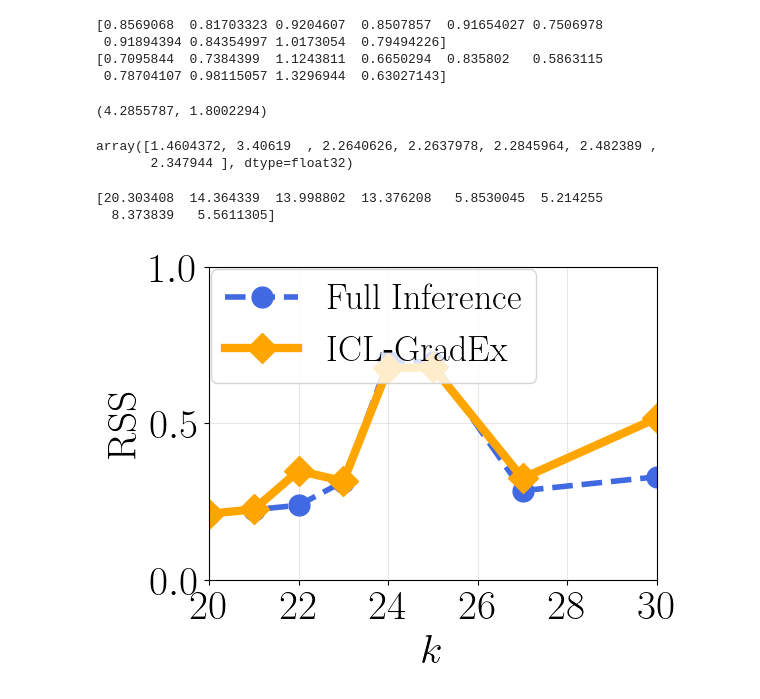
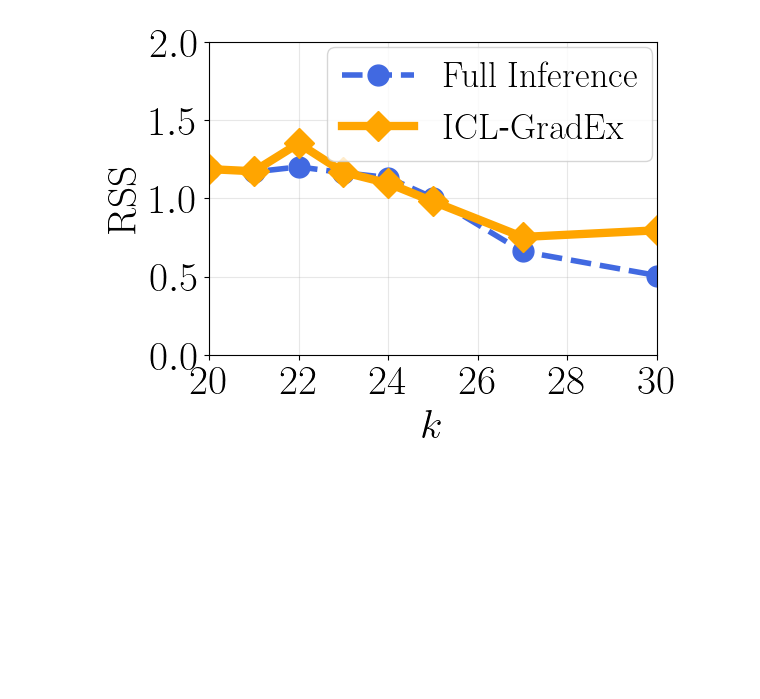
Before and after one commit to VirtuosoResearch/ICL-GradSel, a Jupyter notebook: in-context-learning/src/notebook/plot_noisy_lr.ipynb, the cells around one changed output. Saved outputs shown, nothing was run; the diff lists cells and outputs as text; code cells hidden in the pictures; blank space fills up the shorter version.

```diff
--- a/in-context-learning/src/notebook/plot_noisy_lr.ipynb
+++ b/in-context-learning/src/notebook/plot_noisy_lr.ipynb
@@ -8,37 +8,6 @@ from matplotlib import rc
 rc('font', **{'family':'sans-serif','sans-serif':['Helvetica']})
 mpl.rcParams['savefig.dpi'] = 1200
 mpl.rcParams['text.usetex'] = True  # not really needed
-
-loaded = np.load("../results/noisy_LR.npz")
-
-x = loaded["x"]
-loss_full_label_list = loaded["loss_full_label_list"]
-loss_random_list = loaded["loss_random_list"]
-loss_fs_inference_list = loaded["loss_fs_inference_list"]
-loss_fs_estimate_list = loaded["loss_fs_estimate_list"]
-print(loss_full_label_list.mean(axis=1))
-print(loss_full_label_list.std(axis=1))
-# %% [output]
-[0.8569068  0.81703323 0.9204607  0.8507857  0.91654027 0.7506978
- 0.91894394 0.84354997 1.0173054  0.79494226]
-[0.7095844  0.7384399  1.1243811  0.6650294  0.835802   0.5863115
- 0.78704107 0.98115057 1.3296944  0.63027143]
-# %%
-full_inference = np.mean(loss_fs_inference_list, axis=0)
-full_inference_std = np.std(loss_fs_inference_list, axis=0)
-estimate = np.mean(loss_fs_estimate_list, axis=0)
-estimate_std = np.std(loss_fs_estimate_list, axis=0)
-# %%
-full = np.mean(loss_full_label_list, axis=0)
-full_std = np.std(loss_full_label_list, axis=0)
-full[20], full_std[20]
-# %% [output]
-(4.2855787, 1.8002294)
-# %%
-estimate_std
-# %% [output]
-array([1.4604372, 3.40619  , 2.2640626, 2.2637978, 2.2845964, 2.482389 ,
-       2.347944 ], dtype=float32)
 # %%
 import matplotlib.ticker as ticker
 
@@ -52,56 +21,54 @@ n_labeled = 20
 x = np.array([20, 21, 22, 23, 24, 25, 27, 30])
 
 oracle = np.array([1.132388,1.4278275,1.2962233,2.3177068,2.1095798,1.7735,3.737203,1.542542,3.1592095,1.6553851,2.008364,3.1242106,3.4691048,3.6111681,1.6247603,5.3027434,2.3662188,6.4890084,7.535301,10.490752,20.303408,14.364339,13.998802,13.376208,5.8530045,5.214255,4.650166,8.373839,5.3543267,5.02941,5.5611305,4.0421314,8.325,3.1822479,3.608688,4.312571,1.8238007,3.2052174,3.08725,3.867112,3.4951947])
-print(oracle[x])
-full_inference = np.array([4.2855787, 3.220258 , 3.3364882, 4.2028275, 4.090785 , 3.6267319, 2.3859515,
+norm = np.median(oracle)
+full_inference = np.array([4.2855787, 4.220258 , 4.3364882, 4.2028275, 4.090785 , 3.6267319, 2.3859515,
        1.8308179])
 full_inference_std = np.array([1.8002294, 1.6725456, 2.912707 , 4.607658 , 4.152474 , 2.9075568, 2.479813 ,
        1.7083361])
-estimate = np.array([4.2855787, 3.235249 , 4.8784275, 4.215491 , 3.9573257, 3.5392685, 2.7200763,
+estimate = np.array([4.2855787, 4.235249 , 4.8784275, 4.215491 , 3.9573257, 3.5392685, 2.7200763,
        2.873775 ])
 estimate_std = np.array([1.8002294, 1.4604372, 3.40619  , 2.2640626, 2.2637978, 2.2845964, 2.482389 ,
        2.347944 ])
 
-full_inference /= oracle[x]
-full_inference_std /= oracle[x]
-estimate /= oracle[x]
-estimate_std /= oracle[x]
+full_inference /= norm
+full_inference_std /= norm
+estimate /= norm
+estimate_std /= norm
 
 fig, ax = plt.subplots(figsize=(6, 4.5))
 
 #plt.plot(x, np.mean(loss_random_list, axis=0), lw=2, label="random")
 #plt.fill_between(x, np.mean(loss_random_list, axis=0)-np.std(loss_random_list, axis=0), np.mean(loss_random_list, axis=0)+np.std(loss_random_list, axis=0), alpha=0.2)
 
 plt.plot(x, full_inference, lw=4, label=r"$\mathrm{Full~Inference}$", color="royalblue",  linestyle="--", markersize=15, marker="o")
 # plt.fill_between(x, full_inference-full_inference_std, full_inference+full_inference_std, alpha=0.2, color="royalblue")
 plt.plot(x, estimate, lw=6, label=r"$\mathrm{ICL}$" + "-" + r"$\mathrm{GradEx}$", color="orange", markersize=15, marker="D")
 # plt.fill_between(x, estimate-estimate_std, estimate+estimate_std, alpha=0.2, color="orange")
 
 # for i in range(len(x)):
 #     ax.errorbar(x[i], full_inference[i],
 #                 yerr=full_inference_std[i],
 #                 capsize=5, capthick=1.5, ecolor='black')
 #     ax.errorbar(x[i], estimate[i],
 #                 yerr=estimate_std[i],
 #                 capsize=5, capthick=1.5, ecolor='black')
 
 
 plt.xticks(fontsize=30)
 plt.yticks(fontsize=30)
 plt.xlim(20, 30)
-plt.yticks([0, 0.5, 1], fontsize=30)
-plt.ylim(0, 1)
+plt.yticks([0, 0.5, 1, 1.5, 2], fontsize=30)
+plt.ylim(0, 2)
 
-plt.legend(fontsize=26, loc='upper right', bbox_to_anchor=(0.77, 1.05))
+plt.legend(fontsize=26, loc='upper right', bbox_to_anchor=(1.03, 1.04))
 
 # plt.title(r'$\mathrm{Linear~regression}$', fontsize=30)
 plt.xlabel(r'$k$', fontsize=30)
 plt.ylabel(r'$\mathrm{RSS}$', fontsize=30)
 plt.grid(True, alpha=0.3)
 plt.tight_layout()
 plt.savefig("./plot_noisy_lr.pdf", format="pdf", dpi=1200)
 plt.show()
 # %% [output]
-[20.303408  14.364339  13.998802  13.376208   5.8530045  5.214255
-  8.373839   5.5611305]
-[figure, old version]
+[figure, new version]
```
Also changed, not shown: 3 other files.
